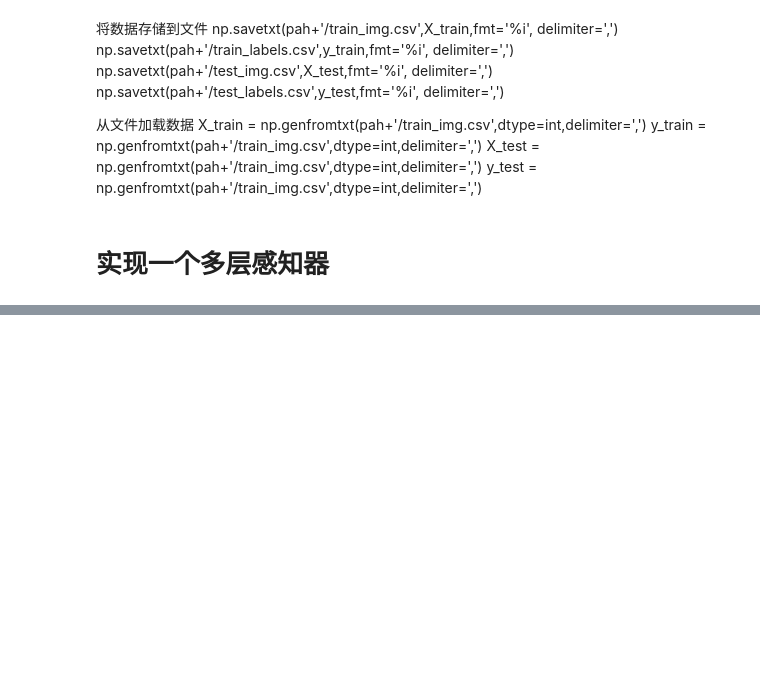
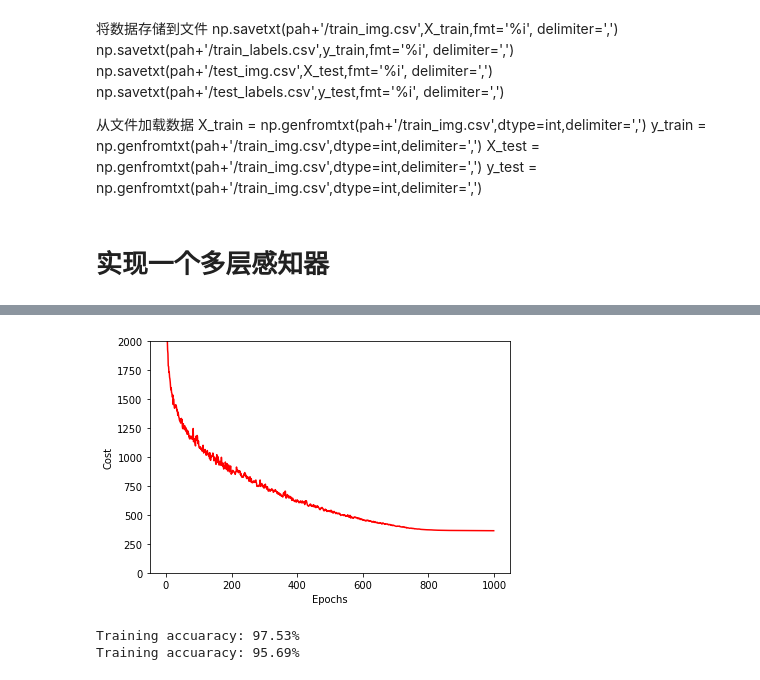
Before and after one commit to fnfly2005/pubilc_work, a Jupyter notebook: learnsklearn/神经网络.ipynb, the cells around one changed output, grey strips where cells are left out. Drawn from its saved outputs; the diff is of its cells as text; code cells hidden in the pictures; blank space fills up the shorter version.

```diff
--- a/learnsklearn/神经网络.ipynb
+++ b/learnsklearn/神经网络.ipynb
@@ -68,0 +96,24 @@ y_test = np.genfromtxt(pah+'/train_img.csv',dtype=int,delimiter=',')
+# %%
+batches = np.array_split(range(len(nn.cost_)),1000)
+cost_ary = np.array(nn.cost_)
+cost_avgs = [np.mean(cost_ary[i]) for i in batches]
+plt.plot(range(len(cost_avgs)),
+        cost_avgs,
+        color='red')
+plt.ylim([0,2000])
+plt.ylabel('Cost')
+plt.xlabel('Epochs')
+plt.tight_layout()
+plt.show()
+# %% [output]
+[figure, added]
+# %%
+y_train_pred =nn.predict(X_train)
+acc = np.sum(y_train == y_train_pred,axis=0)/X_train.shape[0]
+print('Training accuaracy: %.2f%%' % (acc*100))
+y_test_pred =nn.predict(X_test)
+acc =np.sum(y_test == y_test_pred,axis=0)/X_test.shape[0]
+print('Training accuaracy: %.2f%%' % (acc*100))
+# %% [output]
+Training accuaracy: 97.53%
+Training accuaracy: 95.69%
```
Also changed, not shown: parts of 3 cells of this notebook, 1 other file.
